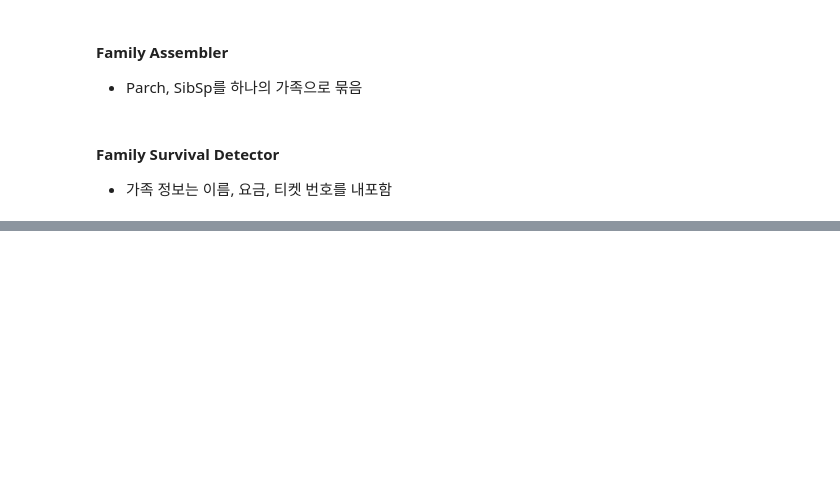
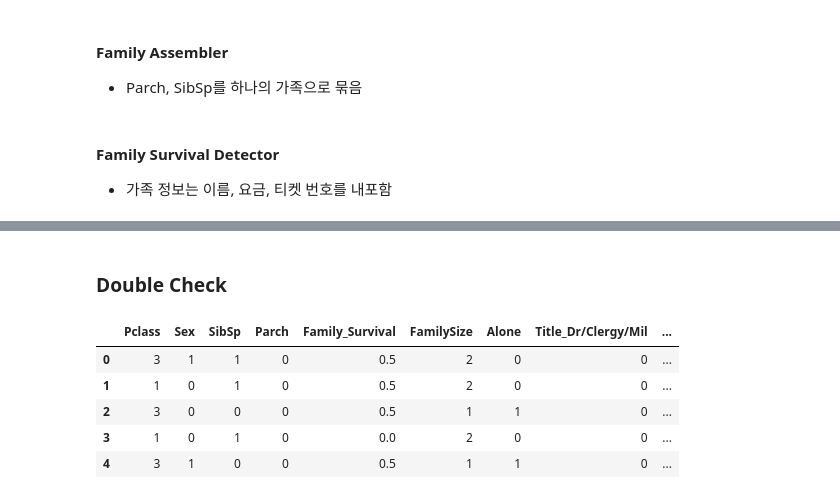
Before and after one commit to CEOJINSUNG/Bigdata, a Jupyter notebook: BigData Study/1주차_데이터 전처리&EDA.ipynb, the cells around one changed output, grey strips where cells are left out. Drawn from its saved outputs; the diff is of its cells as text; code cells hidden in the pictures; blank space fills up the shorter version.

```diff
--- a/BigData Study/1주차_데이터 전처리&EDA.ipynb
+++ b/BigData Study/1주차_데이터 전처리&EDA.ipynb
@@ -1100,0 +1351,13 @@ def family_survival():
+# %% [markdown]
+### Double Check
+# %%
+v_merged = combined.copy()
+v_merged['Survived'] = v_train['Survived']
+v_merged.head()
+# %% [output]
+|  | Pclass | Sex | SibSp | Parch | Family_Survival | FamilySize | Alone | Title_Dr/Clergy/Mil | ... |
+| 0 | 3 | 1 | 1 | 0 | 0.5 | 2 | 0 | 0 | ... |
+| 1 | 1 | 0 | 1 | 0 | 0.5 | 2 | 0 | 0 | ... |
+| 2 | 3 | 0 | 0 | 0 | 0.5 | 1 | 1 | 0 | ... |
+| 3 | 1 | 0 | 1 | 0 | 0.0 | 2 | 0 | 0 | ... |
+| 4 | 3 | 1 | 0 | 0 | 0.5 | 1 | 1 | 0 | ... |
```
Also changed, not shown: parts of 33 cells of this notebook.
